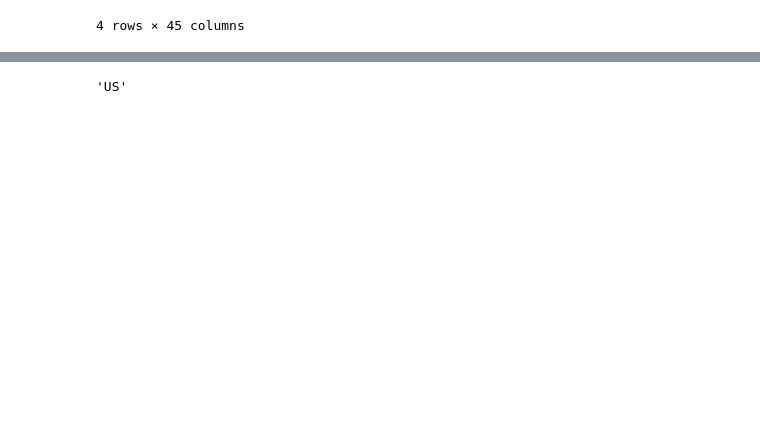
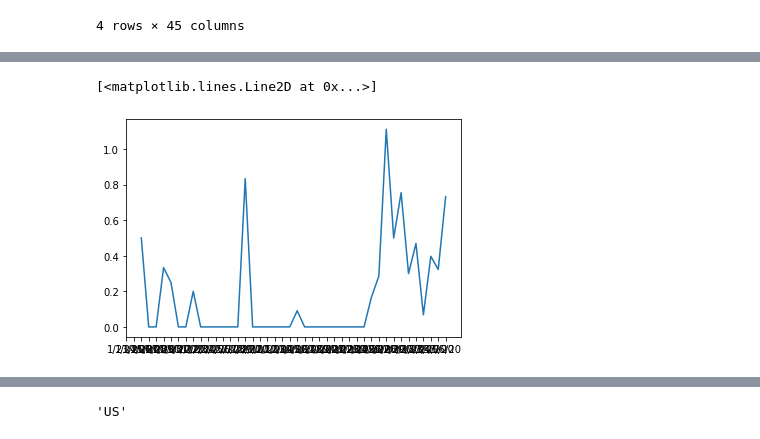
Before and after one commit to jojocie/COVID-19, a Jupyter notebook: Simple_Visualization.ipynb, the cells around one changed output, grey strips where cells are left out. Drawn from its saved outputs; the diff is of its cells as text; code cells hidden in the pictures; blank space fills up the shorter version.

```diff
--- a/Simple_Visualization.ipynb
+++ b/Simple_Visualization.ipynb
@@ -143,3 +189,10 @@ plt.grid()
+# %%
+france_growth = df_france.diff(axis=1)/df_france.shift(1,axis=1)
+# %%
+plt.plot(france_growth.loc['Confirmed'])
+# %% [output]
+[<matplotlib.lines.Line2D at 0x...>]
+[figure, added]
 # %%
 fig = plt.figure(figsize = (15, 5), constrained_layout=True)
 gs = fig.add_gridspec(1,3)
```
Also changed, not shown: parts of 16 cells of this notebook.
